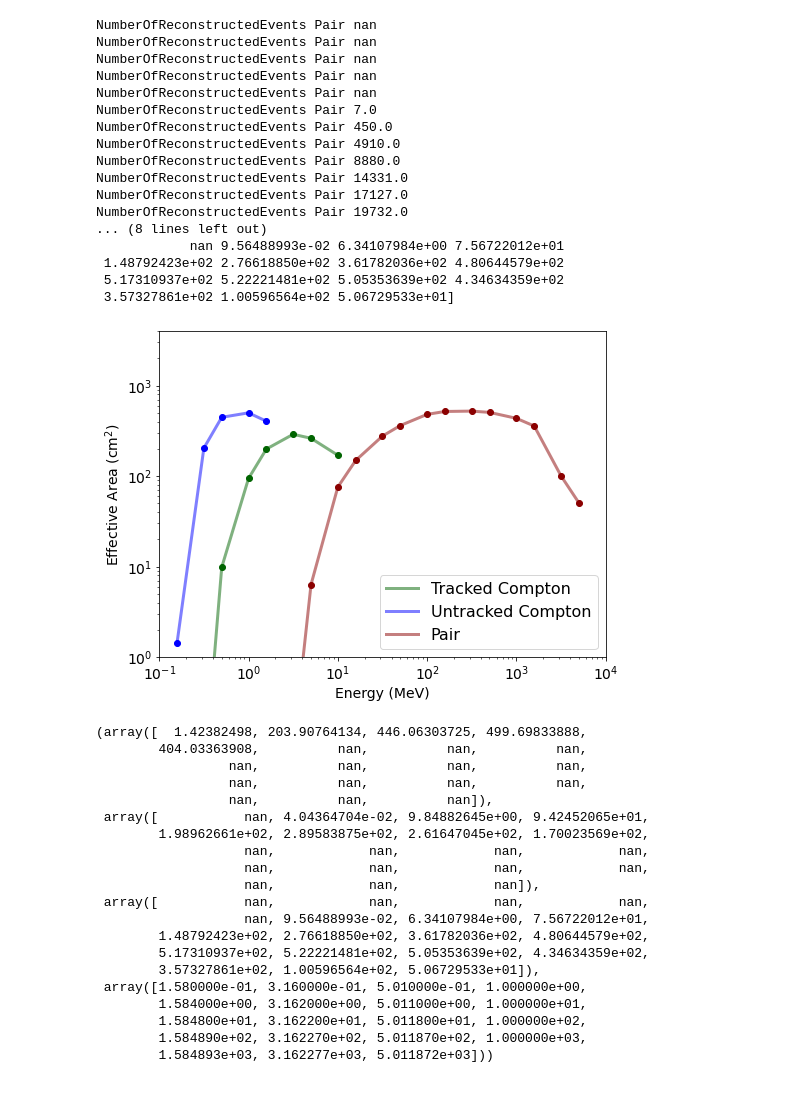
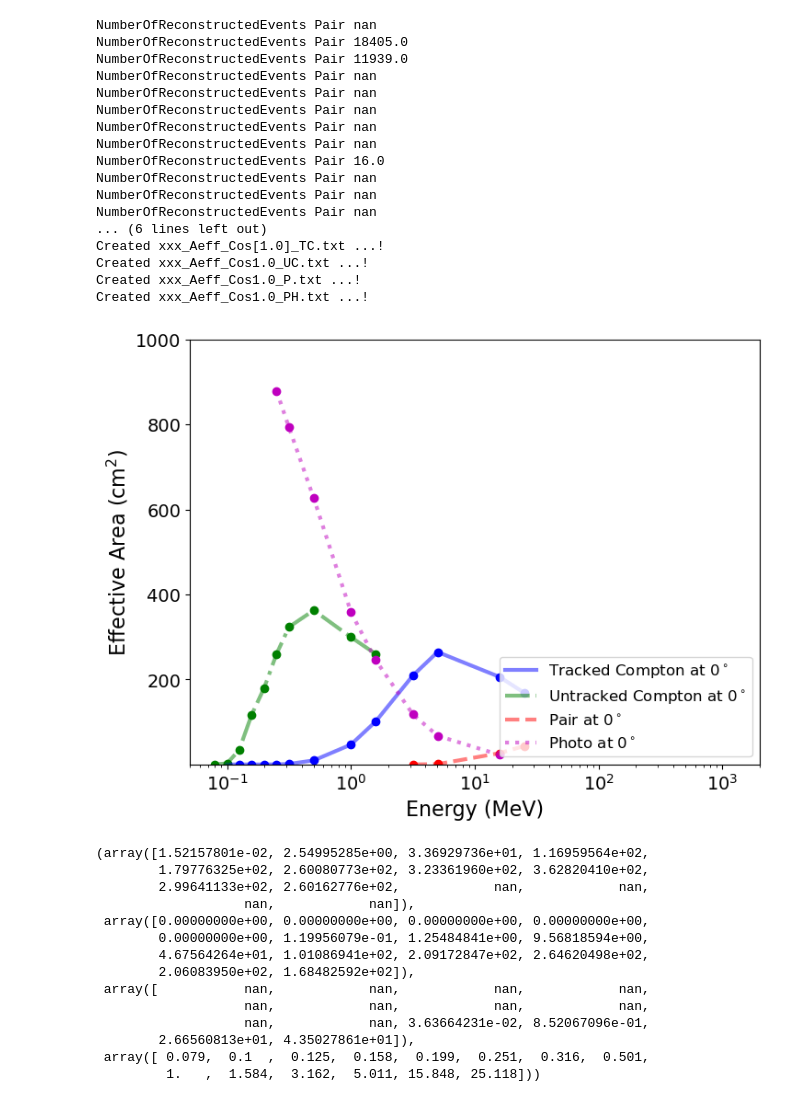
Before and after one commit to ComPair/python, a Jupyter notebook: PerformancePlot.ipynb, the cells around one changed output. Drawn from its saved outputs; the diff is of its cells as text; code cells hidden in the pictures.

Commit message:
Updates for Nathan's preliminary analysis for ComPair2

```diff
--- a/PerformancePlot.ipynb
+++ b/PerformancePlot.ipynb
@@ -7 +11,10 @@ import EventAnalysis
+# %%
+#directory = "SimFiles/Baseline"
+#directory = "SimFiles/BasePixelTracker_05mm_noSubThr_1m"
+#directory = "SimFiles/Astropix_500um"
+#directory = "SimFiles/Astropix_250um"
+#directory = "SimFiles/Compair_23b/DebugPlots"
+directory = "SimFiles/ComPair_23c/"
+#triggerEfficiencyFilename = "./BasePixelTracker_05mm_noSubThr_SimFiles/TriggerEfficiency.txt"
+triggerEfficiencyFilename = os.path.join(directory, "TriggerEfficiency.txt")
 # %%
@@ -105,4 +56,0 @@ FWHM of fit: 4.969100776590681
-# %%
-triggerEfficiencyFilename ='/data/slag2/dtak/PerformancePlotSimFiles/TriggerEfficiency.txt'
-# %%
-directory='/data/slag2/dtak/PerformancePlotSimFiles/'
@@ -129,42 +144,37 @@ Parsing: /data/slag2/dtak/PerformancePlotSimFiles//FarFieldPointSource_5011.872M
 # %%
-FigureOfMeritPlotter.plotEffectiveArea(data,angleSelections=1.0, ylog=True)
+FigureOfMeritPlotter.plotEffectiveArea(data, angleSelections=[1.0], ylog=False, collapse=True,
+                                       scal=1.0)
 # %% [output]
+NumberOfReconstructedEvents Pair nan
+NumberOfReconstructedEvents Pair 18405.0
+NumberOfReconstructedEvents Pair 11939.0
 NumberOfReconstructedEvents Pair nan
 NumberOfReconstructedEvents Pair nan
 NumberOfReconstructedEvents Pair nan
 NumberOfReconstructedEvents Pair nan
 NumberOfReconstructedEvents Pair nan
-NumberOfReconstructedEvents Pair 7.0
-NumberOfReconstructedEvents Pair 450.0
-NumberOfReconstructedEvents Pair 4910.0
-NumberOfReconstructedEvents Pair 8880.0
-NumberOfReconstructedEvents Pair 14331.0
-NumberOfReconstructedEvents Pair 17127.0
-NumberOfReconstructedEvents Pair 19732.0
-... (8 lines left out)
-            nan 9.56488993e-02 6.34107984e+00 7.56722012e+01
- 1.48792423e+02 2.76618850e+02 3.61782036e+02 4.80644579e+02
- 5.17310937e+02 5.22221481e+02 5.05353639e+02 4.34634359e+02
- 3.57327861e+02 1.00596564e+02 5.06729533e+01]
+NumberOfReconstructedEvents Pair 16.0
+NumberOfReconstructedEvents Pair nan
+NumberOfReconstructedEvents Pair nan
+NumberOfReconstructedEvents Pair nan
+... (6 lines left out)
+Created xxx_Aeff_Cos[1.0]_TC.txt ...!
+Created xxx_Aeff_Cos1.0_UC.txt ...!
+Created xxx_Aeff_Cos1.0_P.txt ...!
+Created xxx_Aeff_Cos1.0_PH.txt ...!
-[figure, old version]
+[figure, new version]
-(array([  1.42382498, 203.90764134, 446.06303725, 499.69833888,
-        404.03363908,          nan,          nan,          nan,
-                 nan,          nan,          nan,          nan,
-                 nan,          nan,          nan,          nan,
-                 nan,          nan,          nan]),
- array([           nan, 4.04364704e-02, 9.84882645e+00, 9.42452065e+01,
-        1.98962661e+02, 2.89583875e+02, 2.61647045e+02, 1.70023569e+02,
+(array([1.52157801e-02, 2.54995285e+00, 3.36929736e+01, 1.16959564e+02,
+        1.79776325e+02, 2.60080773e+02, 3.23361960e+02, 3.62820410e+02,
+        2.99641133e+02, 2.60162776e+02,            nan,            nan,
+                   nan,            nan]),
+ array([0.00000000e+00, 0.00000000e+00, 0.00000000e+00, 0.00000000e+00,
+        0.00000000e+00, 1.19956079e-01, 1.25484841e+00, 9.56818594e+00,
+        4.67564264e+01, 1.01086941e+02, 2.09172847e+02, 2.64620498e+02,
+        2.06083950e+02, 1.68482592e+02]),
+ array([           nan,            nan,            nan,            nan,
                    nan,            nan,            nan,            nan,
-                   nan,            nan,            nan,            nan,
-                   nan,            nan,            nan]),
- array([           nan,            nan,            nan,            nan,
-                   nan, 9.56488993e-02, 6.34107984e+00, 7.56722012e+01,
-        1.48792423e+02, 2.76618850e+02, 3.61782036e+02, 4.80644579e+02,
-        5.17310937e+02, 5.22221481e+02, 5.05353639e+02, 4.34634359e+02,
-        3.57327861e+02, 1.00596564e+02, 5.06729533e+01]),
- array([1.580000e-01, 3.160000e-01, 5.010000e-01, 1.000000e+00,
-        1.584000e+00, 3.162000e+00, 5.011000e+00, 1.000000e+01,
-        1.584800e+01, 3.162200e+01, 5.011800e+01, 1.000000e+02,
-        1.584890e+02, 3.162270e+02, 5.011870e+02, 1.000000e+03,
-        1.584893e+03, 3.162277e+03, 5.011872e+03]))
+                   nan,            nan, 3.63664231e-02, 8.52067096e-01,
+        2.66560813e+01, 4.35027861e+01]),
+ array([ 0.079,  0.1  ,  0.125,  0.158,  0.199,  0.251,  0.316,  0.501,
+         1.   ,  1.584,  3.162,  5.011, 15.848, 25.118]))
 # %%
```
Also changed, not shown: parts of 7 cells of this notebook, 6 other files.
